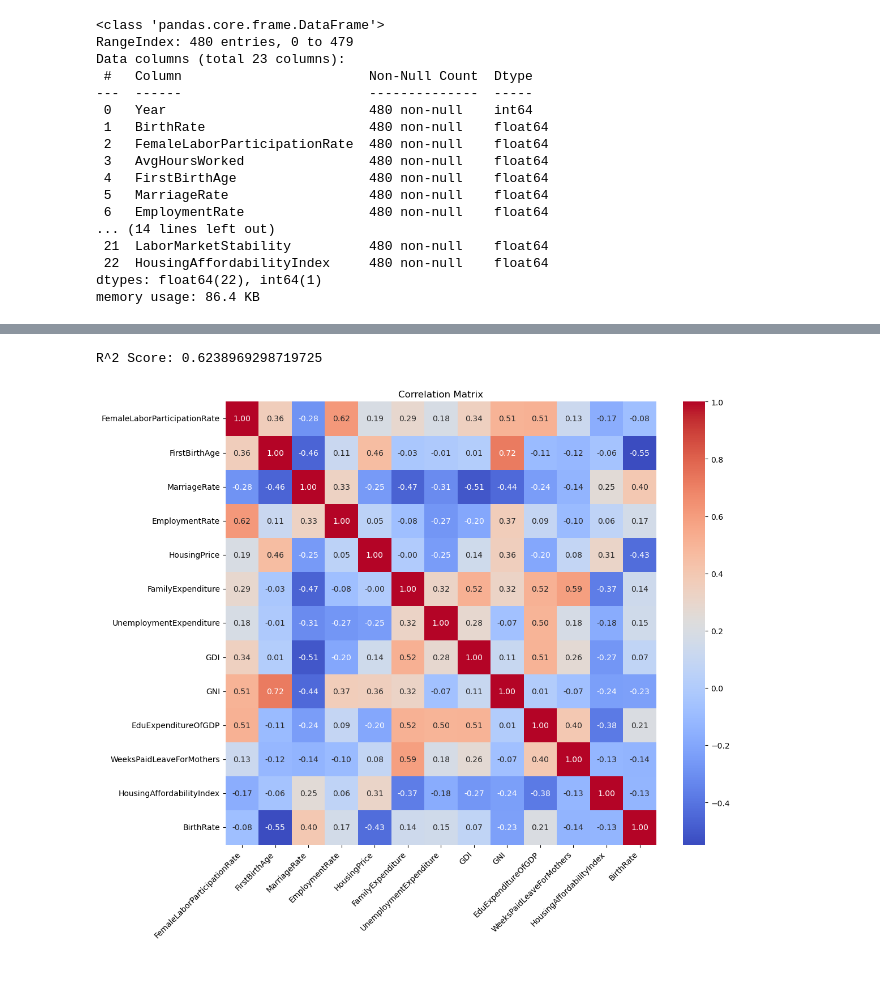
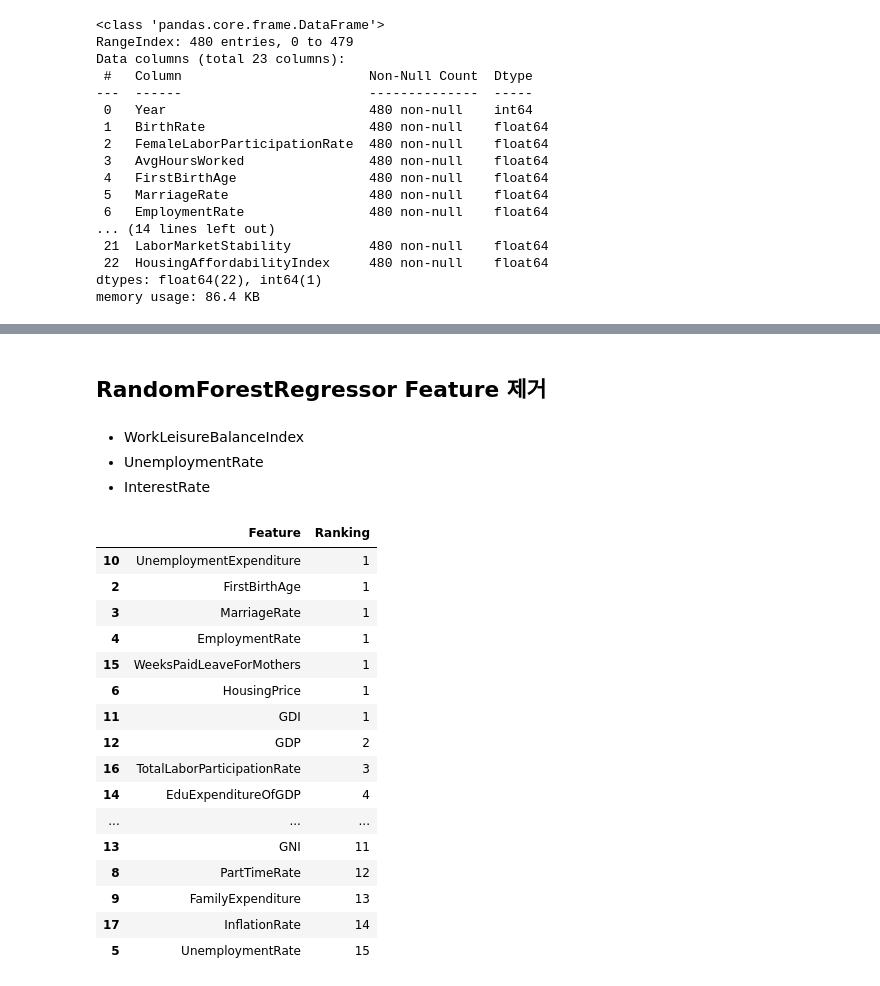
Before and after one commit to sehong00/BirthRatePrediction, a Jupyter notebook: Code/Correlation_Analysis_RFECV.ipynb, the cells around one changed output, grey strips where cells are left out. Saved outputs shown, nothing was run; the diff lists cells and outputs as text; code cells hidden in the pictures.

```diff
--- a/Code/Correlation_Analysis_RFECV.ipynb
+++ b/Code/Correlation_Analysis_RFECV.ipynb
@@ -235,31 +101,0 @@ Mean Squared Error: 0.8591011333333316
-# %%
-# 모델 성능 평가 (R^2 스코어)
-from sklearn.metrics import r2_score
-
-# 테스트 데이터에 대한 예측
-predictions = model.predict(X_test)
-
-# R^2 스코어 계산
-r2 = r2_score(y_test, predictions)
-print(f'R^2 Score: {r2}')
-# %% [output]
-R^2 Score: 0.6238969298719725
-# %%
-import pandas as pd
-import seaborn as sns
-import matplotlib.pyplot as plt
-
-selected_data = selected_data.drop('Year', axis=1)
-corr_matrix = selected_data.corr()
-
-plt.figure(figsize=(12, 10))
-sns.heatmap(corr_matrix, annot=True, fmt=".2f", cmap='coolwarm',
-            xticklabels=corr_matrix.columns,
-            yticklabels=corr_matrix.columns)
-plt.title('Correlation Matrix')
-plt.xticks(rotation=45, ha='right')
-plt.yticks(rotation=0)
-plt.tight_layout()
-plt.show()
-# %% [output]
-[figure, removed]
@@ -268,0 +102,44 @@ selected_data.to_excel("after_correlation_data.xlsx", index=False)
+# %% [markdown]
+## RandomForestRegressor Feature 제거
+# %% [markdown]
+- WorkLeisureBalanceIndex
+- UnemploymentRate
+- InterestRate
+# %%
+from xgboost import XGBRegressor
+
+X = data.drop(['Year', 'BirthRate'], axis=1)
+y = data['BirthRate']
+
+model = XGBRegressor(random_state=42)
+
+rfecv = RFECV(estimator=model, step=1, cv=5, scoring='neg_mean_squared_error')
+
+rfecv.fit(X, y)
+
+feature_rankings_df = pd.DataFrame({
+    'Feature': X.columns,
+    'Ranking': rfecv.ranking_
+})
+
+feature_rankings_df = feature_rankings_df.sort_values(by='Ranking')
+
+feature_rankings_df
+# %% [output]
+|  | Feature | Ranking |
+| 10 | UnemploymentExpenditure | 1 |
+| 2 | FirstBirthAge | 1 |
+| 3 | MarriageRate | 1 |
+| 4 | EmploymentRate | 1 |
+| 15 | WeeksPaidLeaveForMothers | 1 |
+| 6 | HousingPrice | 1 |
+| 11 | GDI | 1 |
+| 12 | GDP | 2 |
+| 16 | TotalLaborParticipationRate | 3 |
+| 14 | EduExpenditureOfGDP | 4 |
+| ... | ... | ... |
+| 13 | GNI | 11 |
+| 8 | PartTimeRate | 12 |
+| 9 | FamilyExpenditure | 13 |
+| 17 | InflationRate | 14 |
+| 5 | UnemploymentRate | 15 |
```
Also changed, not shown: parts of 22 cells of this notebook, 6 other files.
